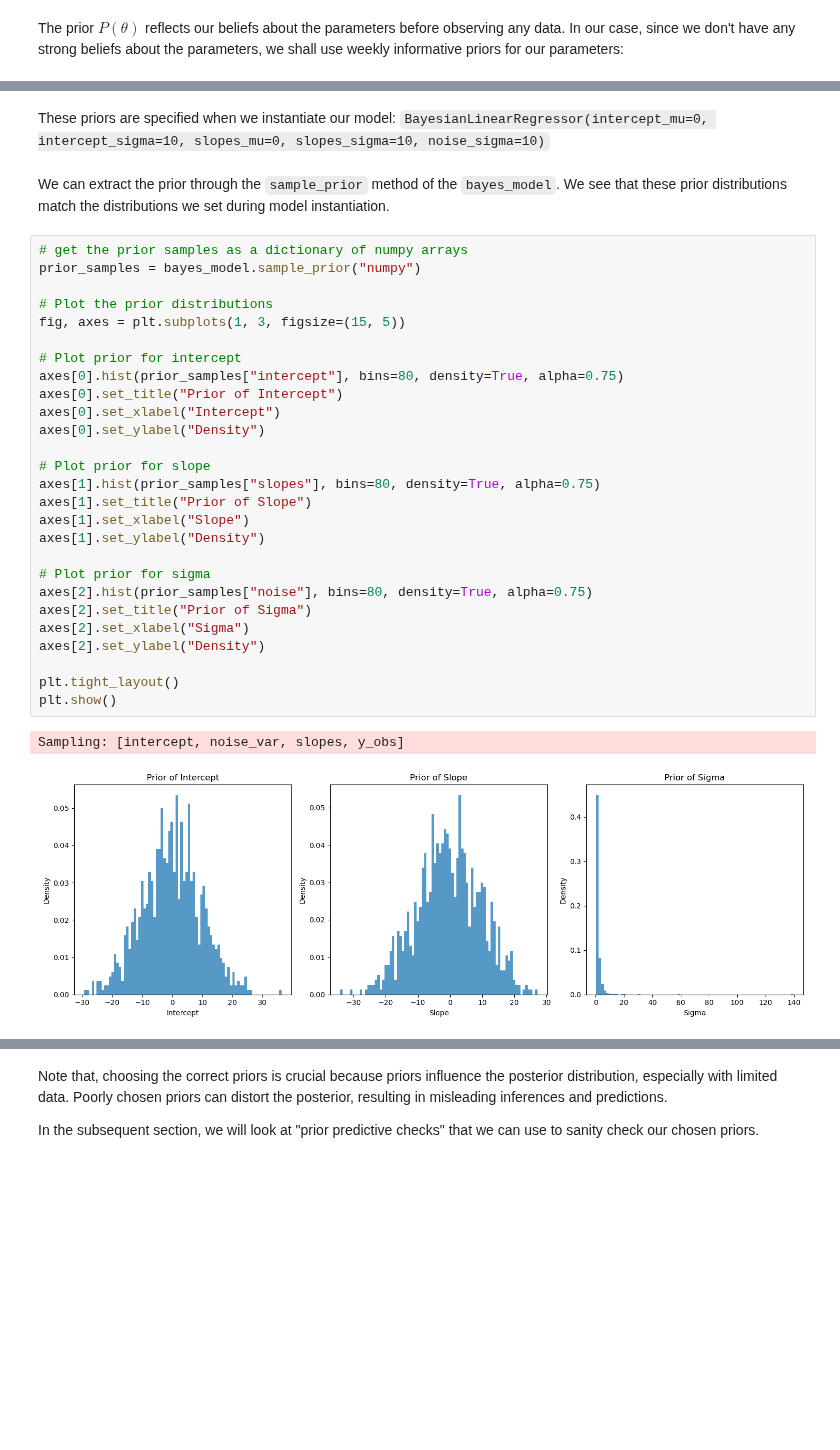
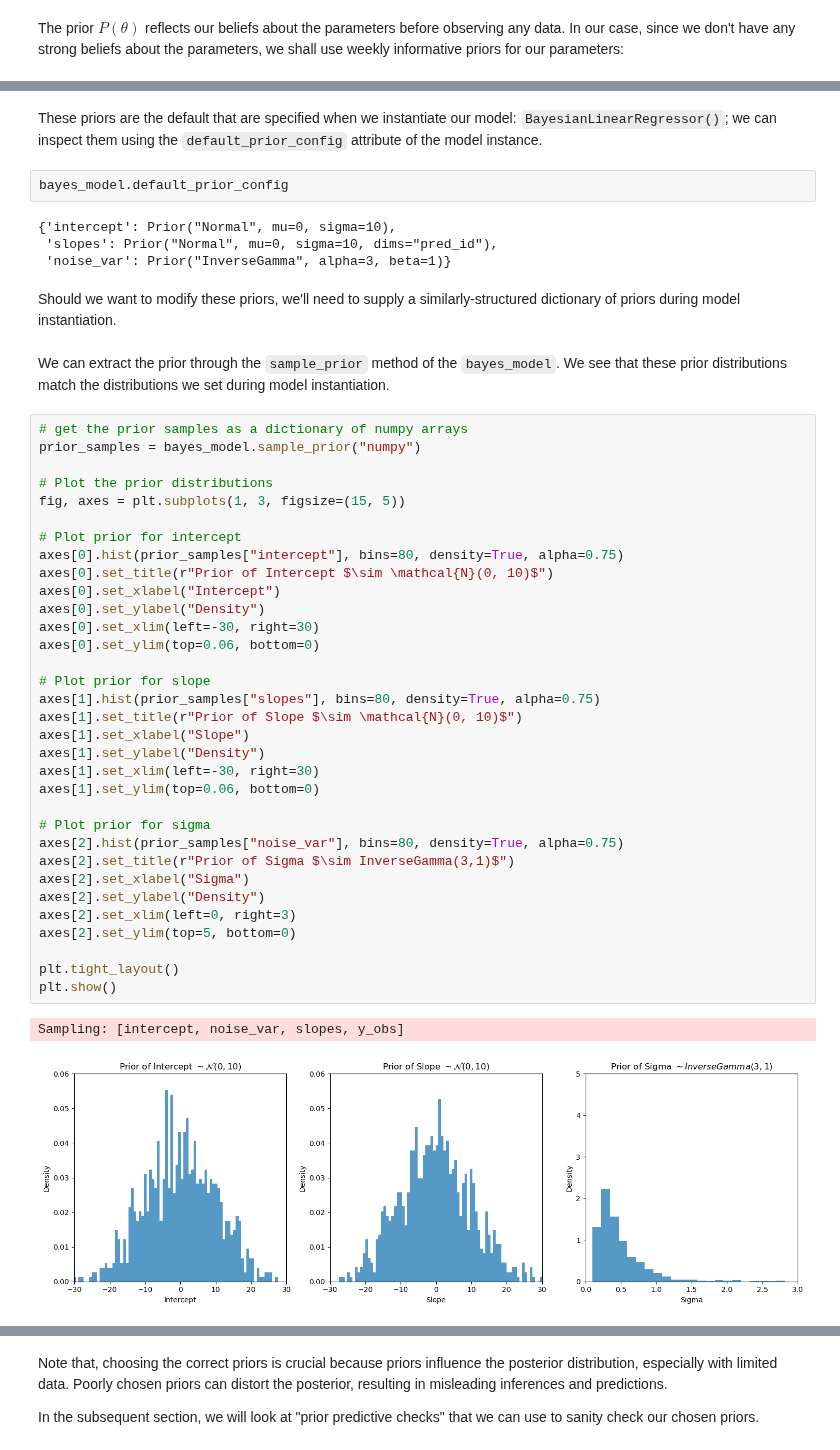
Before and after one commit to sktime/skpro, a Jupyter notebook: examples/04_BayesianLinearRegressor.ipynb, the cells around one changed output, grey strips where cells are left out. Drawn from its saved outputs; the diff is of its cells as text; blank space fills up the shorter version.

```diff
--- a/examples/04_BayesianLinearRegressor.ipynb
+++ b/examples/04_BayesianLinearRegressor.ipynb
@@ -256,37 +253,49 @@ The prior $P(\theta)$ reflects our beliefs about the parameters before observing
 \end{align*}
-# %% [markdown]
-These priors are specified when we instantiate our model: `BayesianLinearRegressor(intercept_mu=0, intercept_sigma=10,
-                                      slopes_mu=0, slopes_sigma=10,
-                                      noise_sigma=10)`
+# %% [markdown]
+These priors are the default that are specified when we instantiate our model: `BayesianLinearRegressor()`; we can inspect them using the `default_prior_config` attribute of the model instance.
+# %%
+bayes_model.default_prior_config
+# %% [output]
+{'intercept': Prior("Normal", mu=0, sigma=10),
+ 'slopes': Prior("Normal", mu=0, sigma=10, dims="pred_id"),
+ 'noise_var': Prior("InverseGamma", alpha=3, beta=1)}
+# %% [markdown]
+Should we want to modify these priors, we'll need to supply a similarly-structured dictionary of priors during model instantiation.
 # %% [markdown]
 We can extract the prior through the `sample_prior` method of the `bayes_model`. We see that these prior distributions match the distributions we set during model instantiation.
 # %%
 # get the prior samples as a dictionary of numpy arrays
 prior_samples = bayes_model.sample_prior("numpy")
 
 # Plot the prior distributions
 fig, axes = plt.subplots(1, 3, figsize=(15, 5))
 
 # Plot prior for intercept
 axes[0].hist(prior_samples["intercept"], bins=80, density=True, alpha=0.75)
-axes[0].set_title("Prior of Intercept")
+axes[0].set_title(r"Prior of Intercept $\sim \mathcal{N}(0, 10)$")
 axes[0].set_xlabel("Intercept")
 axes[0].set_ylabel("Density")
+axes[0].set_xlim(left=-30, right=30)
+axes[0].set_ylim(top=0.06, bottom=0)
 
 # Plot prior for slope
 axes[1].hist(prior_samples["slopes"], bins=80, density=True, alpha=0.75)
-axes[1].set_title("Prior of Slope")
+axes[1].set_title(r"Prior of Slope $\sim \mathcal{N}(0, 10)$")
 axes[1].set_xlabel("Slope")
 axes[1].set_ylabel("Density")
+axes[1].set_xlim(left=-30, right=30)
+axes[1].set_ylim(top=0.06, bottom=0)
 
 # Plot prior for sigma
-axes[2].hist(prior_samples["noise"], bins=80, density=True, alpha=0.75)
-axes[2].set_title("Prior of Sigma")
+axes[2].hist(prior_samples["noise_var"], bins=80, density=True, alpha=0.75)
+axes[2].set_title(r"Prior of Sigma $\sim InverseGamma(3,1)$")
 axes[2].set_xlabel("Sigma")
 axes[2].set_ylabel("Density")
+axes[2].set_xlim(left=0, right=3)
+axes[2].set_ylim(top=5, bottom=0)
 
 plt.tight_layout()
 plt.show()
 # %% [output]
 Sampling: [intercept, noise_var, slopes, y_obs]
-[figure, old version]
+[figure, new version]
```
Also changed, not shown: parts of 33 cells of this notebook, 1 other file.
